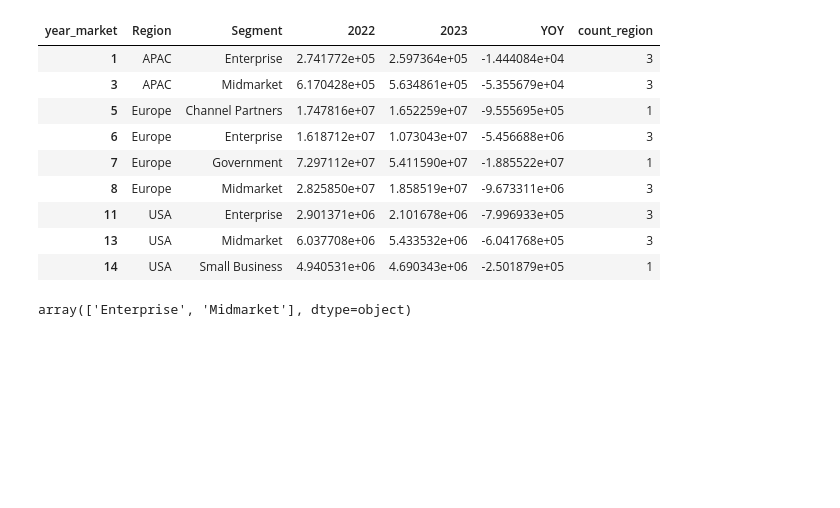
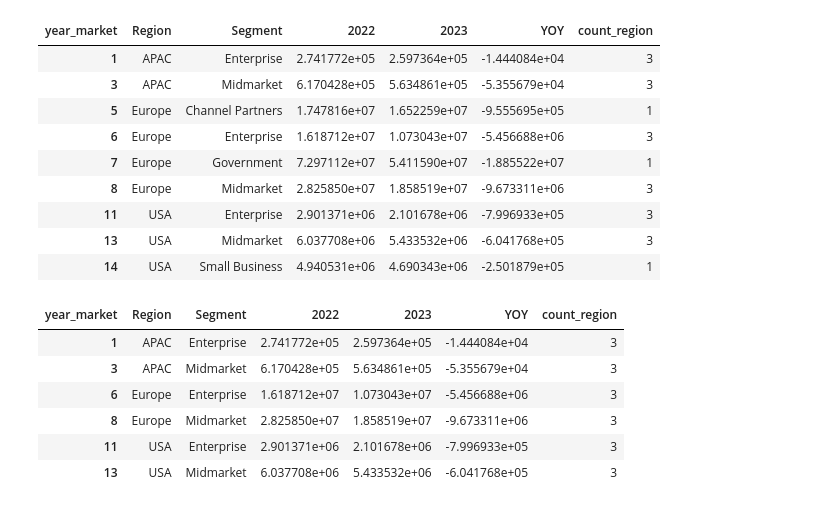
Before and after one commit to le-luu/python_practice, a Jupyter notebook: Challenge_449/solution_449.ipynb, the cells around one changed output. Drawn from its saved outputs; the diff is of its cells as text; code cells hidden in the pictures; blank space fills up the shorter version.

```diff
--- a/Challenge_449/solution_449.ipynb
+++ b/Challenge_449/solution_449.ipynb
@@ -206,8 +224,15 @@ pivot_df
 | 13 | USA | Midmarket | 6.037708e+06 | 5.433532e+06 | -6.041768e+05 | 3 |
 | 14 | USA | Small Business | 4.940531e+06 | 4.690343e+06 | -2.501879e+05 | 1 |
 # %%
-second_ans_df = pivot_df[pivot_df['count_region']==3]['Segment']
+# Only get the values across 3 regions
+second_ans_df = pivot_df[pivot_df['count_region']==3]
 # %%
-second_ans_df.unique()
+second_ans_df
 # %% [output]
-array(['Enterprise', 'Midmarket'], dtype=object)
+| year_market | Region | Segment | 2022 | 2023 | YOY | count_region |
+| 1 | APAC | Enterprise | 2.741772e+05 | 2.597364e+05 | -1.444084e+04 | 3 |
+| 3 | APAC | Midmarket | 6.170428e+05 | 5.634861e+05 | -5.355679e+04 | 3 |
+| 6 | Europe | Enterprise | 1.618712e+07 | 1.073043e+07 | -5.456688e+06 | 3 |
+| 8 | Europe | Midmarket | 2.825850e+07 | 1.858519e+07 | -9.673311e+06 | 3 |
+| 11 | USA | Enterprise | 2.901371e+06 | 2.101678e+06 | -7.996933e+05 | 3 |
+| 13 | USA | Midmarket | 6.037708e+06 | 5.433532e+06 | -6.041768e+05 | 3 |
```
Also changed, not shown: parts of 11 cells of this notebook.
